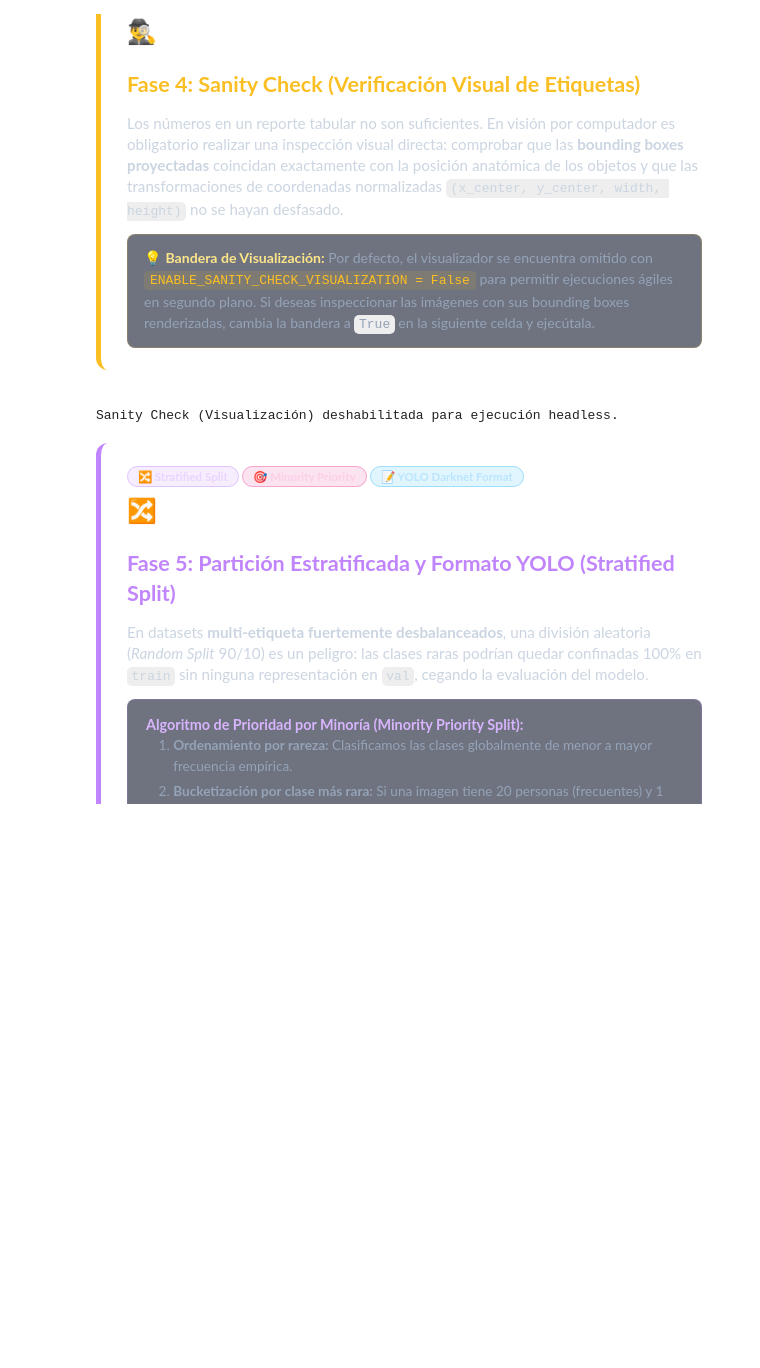
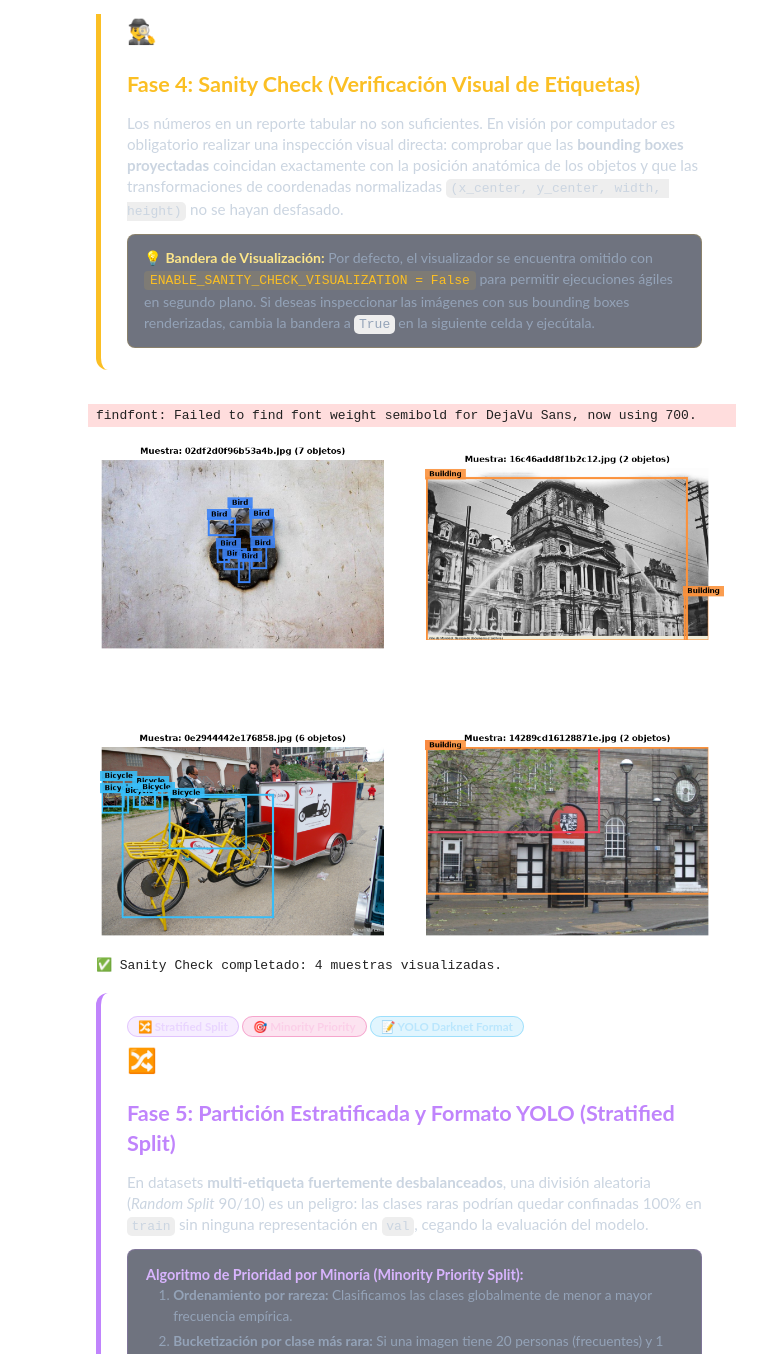
Before and after one commit to hideldt/data-centric-yolo-pipeline, a Jupyter notebook: GDataset_Ejecucion.ipynb, the cells around one changed output. Drawn from its saved outputs; the diff is of its cells as text; code cells hidden in the pictures; blank space fills up the shorter version.

Commit message:
docs: finalize obsidian glassmorphism design and configurable sanity check

```diff
--- a/GDataset_Ejecucion.ipynb
+++ b/GDataset_Ejecucion.ipynb
@@ -377,7 +387,7 @@ Los números en un reporte tabular no son suficientes. En visión por computador
 # ==============================================================================
 # Cambia esta bandera a True para inspeccionar visualmente imágenes con sus bounding boxes.
 # Por defecto se mantiene en False para permitir ejecuciones rápidas y headless.
-ENABLE_SANITY_CHECK_VISUALIZATION = False
+ENABLE_SANITY_CHECK_VISUALIZATION = True
 NUM_SAMPLES_TO_VISUALIZE = 4  # Cantidad de imágenes a desplegar
 
 # ==============================================================================
@@ -466,34 +476,36 @@ else:
 
                     color = palette[cls_id % len(palette)]
                     cls_name = class_names.get(cls_id, f"ID {cls_id}")
 
                     # Rectángulo delimitador
                     rect = patches.Rectangle(
                         (x_min, y_min), box_w, box_h,
                         linewidth=2.5, edgecolor=color, facecolor="none"
                     )
                     ax.add_patch(rect)
 
                     # Etiqueta badge de la clase
                     ax.text(
                         x_min, max(0, y_min - 6),
                         f" {cls_name} ",
                         fontsize=9, weight="bold", color="black",
                         bbox=dict(facecolor=color, edgecolor="none", pad=2, alpha=0.9)
                     )
 
             base_name = os.path.basename(img_path)
             ax.set_title(f"Muestra: {base_name} ({len(lines)} objetos)", fontsize=11, weight="semibold", pad=8)
             ax.axis("off")
 
         # Ocultar subplots vacíos si n_imgs es impar
         for idx in range(n_imgs, rows * cols):
             axes[idx // cols][idx % cols].axis("off")
 
         plt.show()
         print(f"✅ Sanity Check completado: {n_imgs} muestras visualizadas.")
 # %% [output]
-Sanity Check (Visualización) deshabilitada para ejecución headless.
+findfont: Failed to find font weight semibold for DejaVu Sans, now using 700.
+[figure, added]
+✅ Sanity Check completado: 4 muestras visualizadas.
 # %% [markdown]
 <div style="background: linear-gradient(135deg, #0f172a 0%, #1e293b 100%); border-left: 5px solid #c084fc; border-radius: 12px; padding: 22px 26px; margin-bottom: 20px; color: #e2e8f0; box-shadow: 0 10px 25px -5px rgba(0, 0, 0, 0.3);">
 <div style="display: flex; gap: 8px; flex-wrap: wrap; margin-bottom: 12px;">
```
Also changed, not shown: parts of 3 cells of this notebook.
